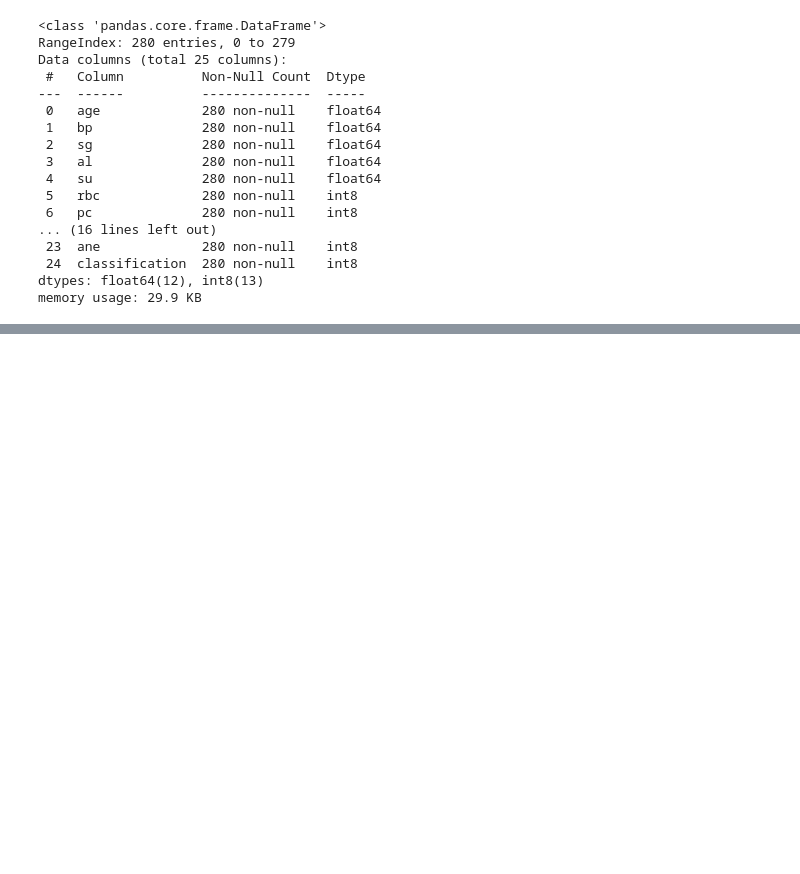
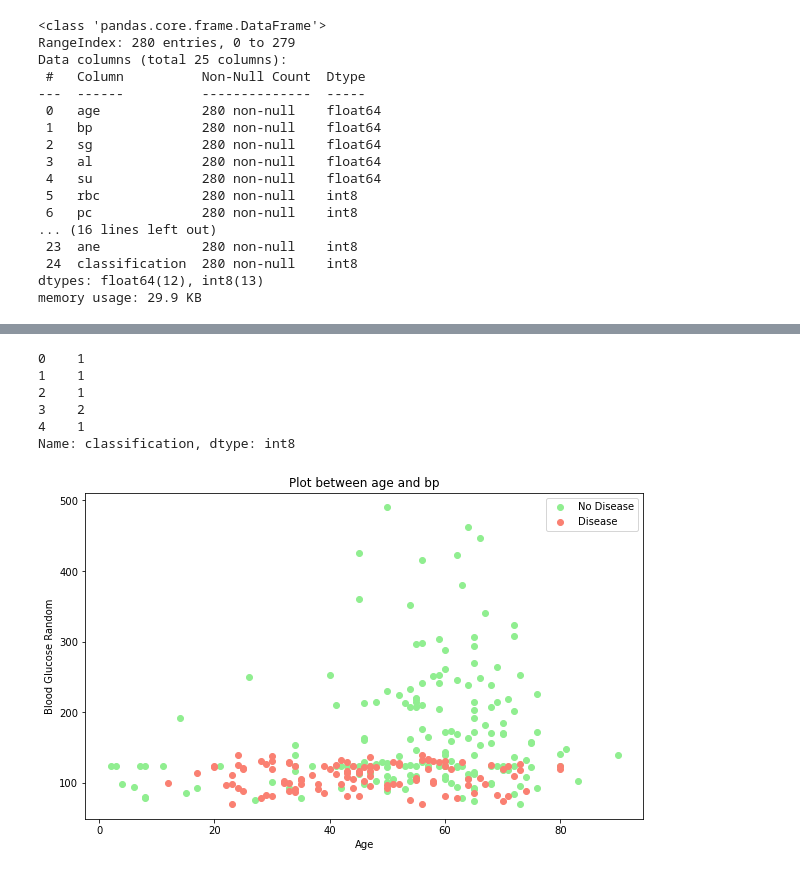
Before and after one commit to Tanishq-19/Chronic_Kidney_Disease_Predictor, a Jupyter notebook: Chronic-Kidney-Disease.ipynb, the cells around one changed output, grey strips where cells are left out. Drawn from its saved outputs; the diff is of its cells as text; code cells hidden in the pictures; blank space fills up the shorter version.

```diff
--- a/Chronic-Kidney-Disease.ipynb
+++ b/Chronic-Kidney-Disease.ipynb
@@ -402,0 +447,9 @@ memory usage: 29.9 KB
+# %%
+df_temp.classification.head()
+# %% [output]
+0    1
+1    1
+2    1
+3    2
+4    1
+Name: classification, dtype: int8
@@ -402,0 +461,21 @@ memory usage: 29.9 KB
+# %%
+# Plot to demonstrate age vs bgr
+
+plt.figure(figsize=(10,6))
+
+plt.scatter(df_temp.age[df.classification == 1],
+            df_temp.bgr[df.classification == 1],
+            c = "lightgreen")
+
+plt.scatter(df_temp.age[df.classification == 2],
+            df_temp.bgr[df.classification == 2],
+            c = "salmon")
+
+plt.legend(["No Disease", "Disease"])
+
+plt.title("Plot between age and bp")
+
+plt.xlabel("Age")
+plt.ylabel("Blood Glucose Random");
+# %% [output]
+[figure, added]
```
Also changed, not shown: parts of 4 cells of this notebook.
